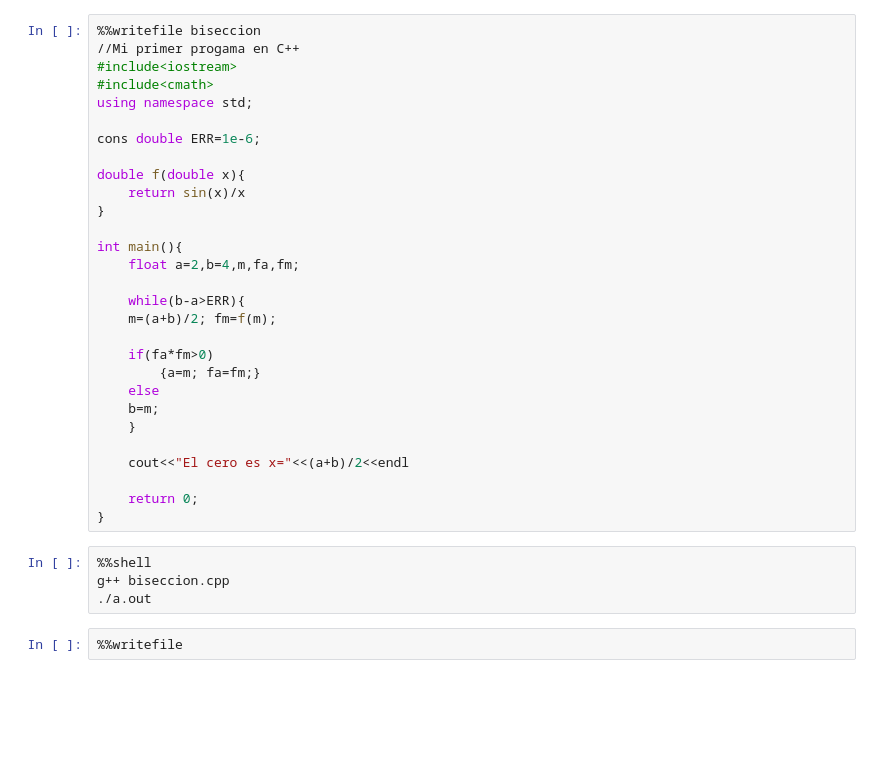
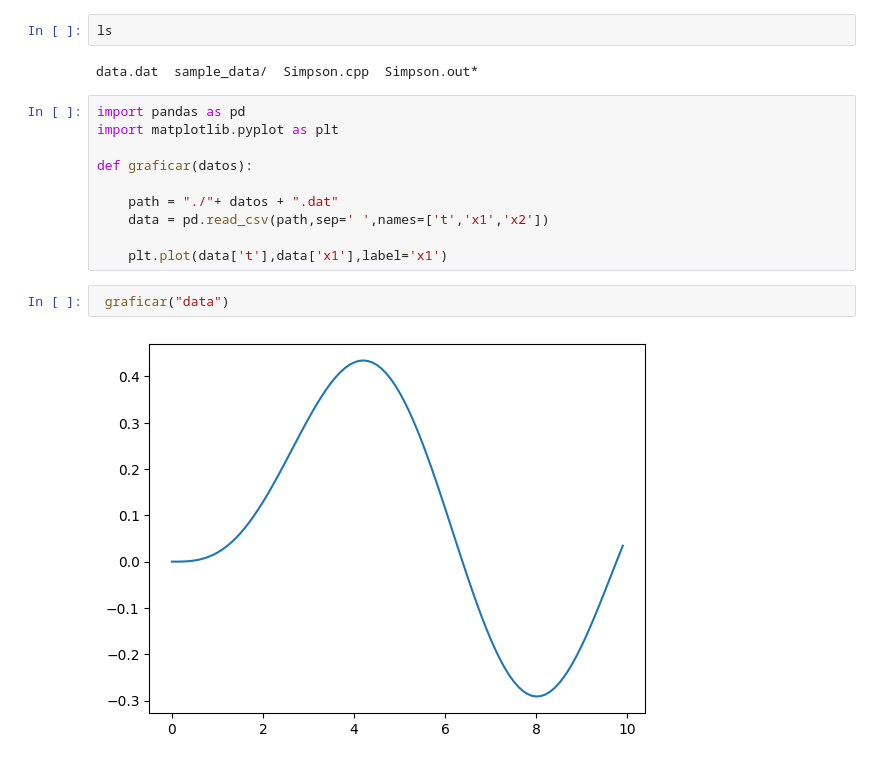
Before and after one commit to CristianPe1/Physics-simulation-methods, a Jupyter notebook: Clases/Programación Básica (repaso) y Ec. Dif. Ordinarias (3 clases)/(Feb09) Integración_numérica_de_ecuaciones_ordinarias.ipynb, the cells around one changed output. Drawn from its saved outputs; the diff is of its cells as text; blank space fills up the shorter version.

```diff
--- a/Clases/Programación Básica (repaso) y Ec. Dif. Ordinarias (3 clases)/(Feb09) Integración_numérica_de_ecuaciones_ordinarias.ipynb
+++ b/Clases/Programación Básica (repaso) y Ec. Dif. Ordinarias (3 clases)/(Feb09) Integración_numérica_de_ecuaciones_ordinarias.ipynb
@@ -328,35 +114,18 @@ g++ biseccion.cpp
-# %%
-%%writefile biseccion
-//Mi primer progama en C++
-#include<iostream>
-#include<cmath>
-using namespace std;
-
-cons double ERR=1e-6;
-
-double f(double x){
-    return sin(x)/x
-}
-
-int main(){
-    float a=2,b=4,m,fa,fm;
-
-    while(b-a>ERR){
-    m=(a+b)/2; fm=f(m);
-
-    if(fa*fm>0)
-        {a=m; fa=fm;}
-    else
-    b=m;
-    }
-
-    cout<<"El cero es x="<<(a+b)/2<<endl
-
-    return 0;
-}
-# %%
-%%shell
-g++ biseccion.cpp
-./a.out
-# %%
-%%writefile
+# %%
+ls
+# %% [output]
+data.dat  sample_data/  Simpson.cpp  Simpson.out*
+# %%
+import pandas as pd
+import matplotlib.pyplot as plt
+
+def graficar(datos):
+
+    path = "./"+ datos + ".dat"
+    data = pd.read_csv(path,sep=' ',names=['t','x1','x2'])
+
+    plt.plot(data['t'],data['x1'],label='x1')
+# %%
+ graficar("data")
+# %% [output]
+[figure, added]
```
Also changed, not shown: parts of 18 cells of this notebook, 48 other files.
